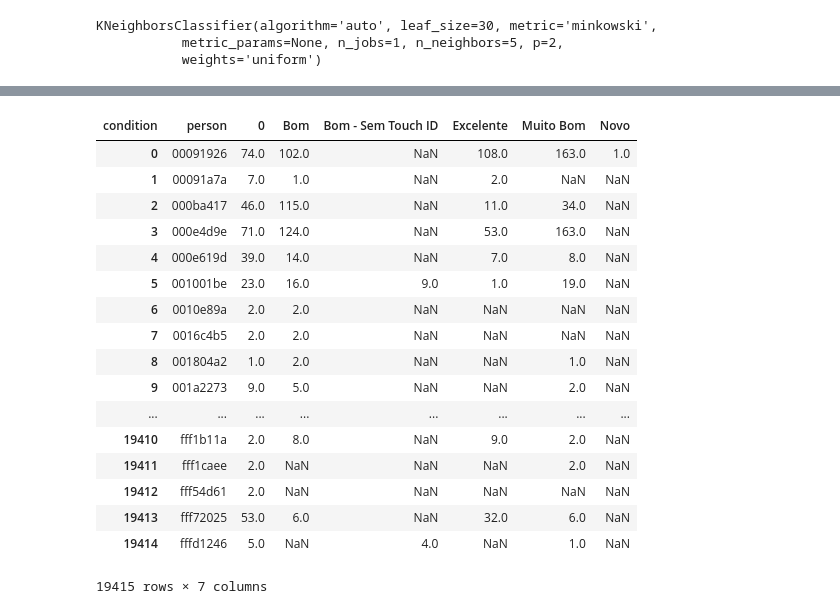
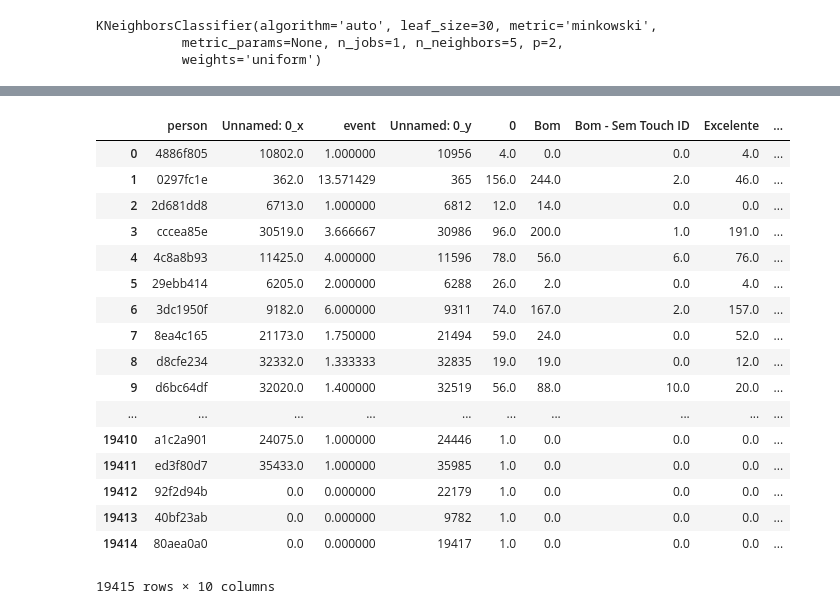
Before and after one commit to EugeniaFranchi/TP-Datos, a Jupyter notebook: TP2/KNN.ipynb, the cells around one changed output, grey strips where cells are left out. Cells and saved outputs as stored; diff of their text form; code cells hidden in the pictures.

```diff
--- a/TP2/KNN.ipynb
+++ b/TP2/KNN.ipynb
@@ -8,0 +11,2 @@ condicion_feature = pd.read_csv('features/condition_feature.csv')
+# %%
+promedio_visitas = pd.read_csv('features/promedio_visitas_por_dia.csv')
@@ -64,2 +111,2 @@ print(accuracy_score(predic,Y_test))
 # %%
-condicion = events.merge(test_kaggle,on='person',how='inner')
+test = pd.merge(test_kaggle,promedio_visitas,on='person',how='left')
@@ -68,2 +113,3 @@ condicion = condicion[['person','event','condition']]
 # %%
-condicion['condition'].fillna(value = 0, inplace = True)
+test.fillna(value=0,inplace=True)
+test
@@ -98,21 +134,0 @@ condicion = condicion.reset_index()
-# %%
-condicion
-# %% [output]
-| condition | person | 0 | Bom | Bom - Sem Touch ID | Excelente | Muito Bom | Novo |
-| 0 | 00091926 | 74.0 | 102.0 | NaN | 108.0 | 163.0 | 1.0 |
-| 1 | 00091a7a | 7.0 | 1.0 | NaN | 2.0 | NaN | NaN |
-| 2 | 000ba417 | 46.0 | 115.0 | NaN | 11.0 | 34.0 | NaN |
-| 3 | 000e4d9e | 71.0 | 124.0 | NaN | 53.0 | 163.0 | NaN |
-| 4 | 000e619d | 39.0 | 14.0 | NaN | 7.0 | 8.0 | NaN |
-| 5 | 001001be | 23.0 | 16.0 | 9.0 | 1.0 | 19.0 | NaN |
-| 6 | 0010e89a | 2.0 | 2.0 | NaN | NaN | NaN | NaN |
-| 7 | 0016c4b5 | 2.0 | 2.0 | NaN | NaN | NaN | NaN |
-| 8 | 001804a2 | 1.0 | 2.0 | NaN | NaN | 1.0 | NaN |
-| 9 | 001a2273 | 9.0 | 5.0 | NaN | NaN | 2.0 | NaN |
-| ... | ... | ... | ... | ... | ... | ... | ... |
-| 19410 | fff1b11a | 2.0 | 8.0 | NaN | 9.0 | 2.0 | NaN |
-| 19411 | fff1caee | 2.0 | NaN | NaN | NaN | 2.0 | NaN |
-| 19412 | fff54d61 | 2.0 | NaN | NaN | NaN | NaN | NaN |
-| 19413 | fff72025 | 53.0 | 6.0 | NaN | 32.0 | 6.0 | NaN |
-| 19414 | fffd1246 | 5.0 | NaN | 4.0 | NaN | 1.0 | NaN |
-19415 rows × 7 columns
@@ -121 +135,24 @@ condicion.fillna(value=0,inplace=True)
+# %%
+test = test.merge(condicion_general,on='person',how='left')
+# %%
+test
+# %% [output]
+|  | person | Unnamed: 0_x | event | Unnamed: 0_y | 0 | Bom | Bom - Sem Touch ID | Excelente | ... |
+| 0 | 4886f805 | 10802.0 | 1.000000 | 10956 | 4.0 | 0.0 | 0.0 | 4.0 | ... |
+| 1 | 0297fc1e | 362.0 | 13.571429 | 365 | 156.0 | 244.0 | 2.0 | 46.0 | ... |
+| 2 | 2d681dd8 | 6713.0 | 1.000000 | 6812 | 12.0 | 14.0 | 0.0 | 0.0 | ... |
+| 3 | cccea85e | 30519.0 | 3.666667 | 30986 | 96.0 | 200.0 | 1.0 | 191.0 | ... |
+| 4 | 4c8a8b93 | 11425.0 | 4.000000 | 11596 | 78.0 | 56.0 | 6.0 | 76.0 | ... |
+| 5 | 29ebb414 | 6205.0 | 2.000000 | 6288 | 26.0 | 2.0 | 0.0 | 4.0 | ... |
+| 6 | 3dc1950f | 9182.0 | 6.000000 | 9311 | 74.0 | 167.0 | 2.0 | 157.0 | ... |
+| 7 | 8ea4c165 | 21173.0 | 1.750000 | 21494 | 59.0 | 24.0 | 0.0 | 52.0 | ... |
+| 8 | d8cfe234 | 32332.0 | 1.333333 | 32835 | 19.0 | 19.0 | 0.0 | 12.0 | ... |
+| 9 | d6bc64df | 32020.0 | 1.400000 | 32519 | 56.0 | 88.0 | 10.0 | 20.0 | ... |
+| ... | ... | ... | ... | ... | ... | ... | ... | ... | ... |
+| 19410 | a1c2a901 | 24075.0 | 1.000000 | 24446 | 1.0 | 0.0 | 0.0 | 0.0 | ... |
+| 19411 | ed3f80d7 | 35433.0 | 1.000000 | 35985 | 1.0 | 0.0 | 0.0 | 0.0 | ... |
+| 19412 | 92f2d94b | 0.0 | 0.000000 | 22179 | 1.0 | 0.0 | 0.0 | 0.0 | ... |
+| 19413 | 40bf23ab | 0.0 | 0.000000 | 9782 | 1.0 | 0.0 | 0.0 | 0.0 | ... |
+| 19414 | 80aea0a0 | 0.0 | 0.000000 | 19417 | 1.0 | 0.0 | 0.0 | 0.0 | ... |
+19415 rows × 10 columns
 # %%
```
Also changed, not shown: parts of 26 cells of this notebook, 1 other file.
